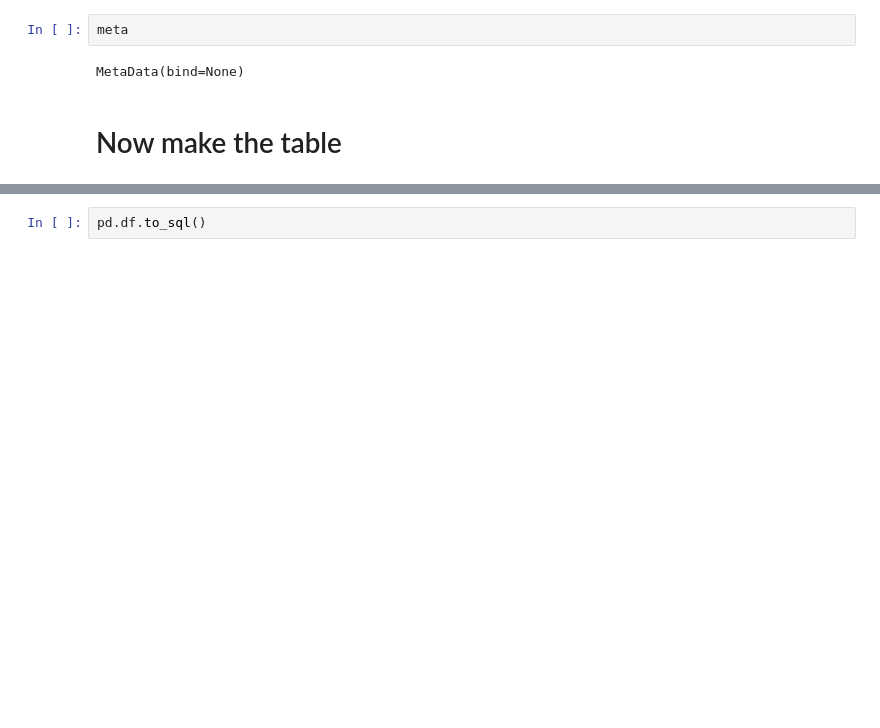
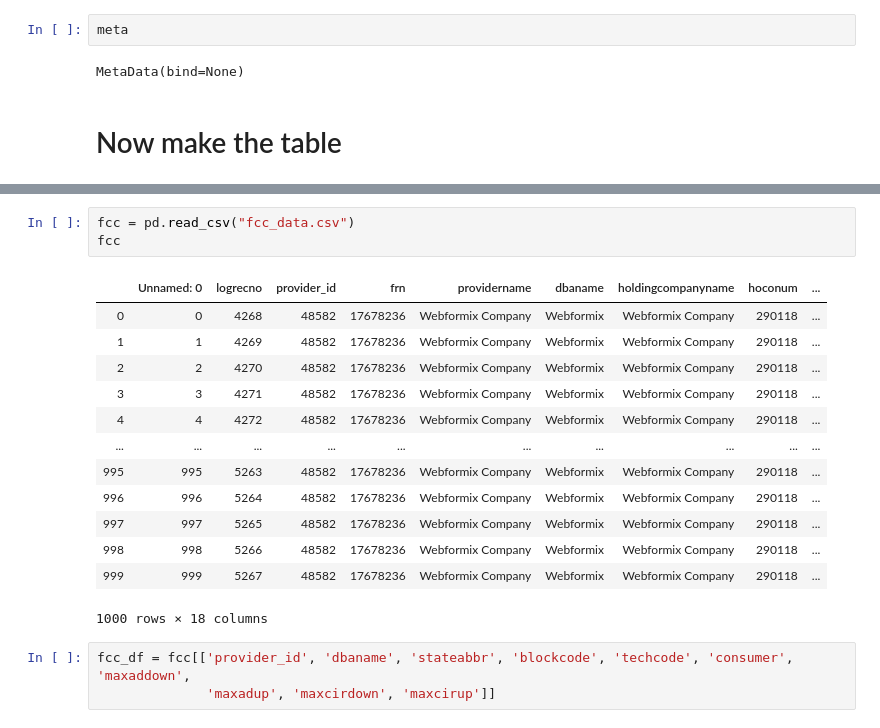
Before and after one commit to lnicholsonmesm/badass-lady-gang, a Jupyter notebook: Workspaces/Laura/LauraSQL.ipynb, the cells around one changed output, grey strips where cells are left out. Cells and saved outputs as stored; diff of their text form; blank space fills up the shorter version.

```diff
--- a/Workspaces/Laura/LauraSQL.ipynb
+++ b/Workspaces/Laura/LauraSQL.ipynb
@@ -187,2 +178,20 @@ df
-# %%
-pd.df.to_sql()
+# %%
+fcc = pd.read_csv("fcc_data.csv")
+fcc
+# %% [output]
+|  | Unnamed: 0 | logrecno | provider_id | frn | providername | dbaname | holdingcompanyname | hoconum | ... |
+| 0 | 0 | 4268 | 48582 | 17678236 | Webformix Company | Webformix | Webformix Company | 290118 | ... |
+| 1 | 1 | 4269 | 48582 | 17678236 | Webformix Company | Webformix | Webformix Company | 290118 | ... |
+| 2 | 2 | 4270 | 48582 | 17678236 | Webformix Company | Webformix | Webformix Company | 290118 | ... |
+| 3 | 3 | 4271 | 48582 | 17678236 | Webformix Company | Webformix | Webformix Company | 290118 | ... |
+| 4 | 4 | 4272 | 48582 | 17678236 | Webformix Company | Webformix | Webformix Company | 290118 | ... |
+| ... | ... | ... | ... | ... | ... | ... | ... | ... | ... |
+| 995 | 995 | 5263 | 48582 | 17678236 | Webformix Company | Webformix | Webformix Company | 290118 | ... |
+| 996 | 996 | 5264 | 48582 | 17678236 | Webformix Company | Webformix | Webformix Company | 290118 | ... |
+| 997 | 997 | 5265 | 48582 | 17678236 | Webformix Company | Webformix | Webformix Company | 290118 | ... |
+| 998 | 998 | 5266 | 48582 | 17678236 | Webformix Company | Webformix | Webformix Company | 290118 | ... |
+| 999 | 999 | 5267 | 48582 | 17678236 | Webformix Company | Webformix | Webformix Company | 290118 | ... |
+1000 rows × 18 columns
+# %%
+fcc_df = fcc[['provider_id', 'dbaname', 'stateabbr', 'blockcode', 'techcode', 'consumer', 'maxaddown',
+              'maxadup', 'maxcirdown', 'maxcirup']]
```
Also changed, not shown: parts of 14 cells of this notebook, 2 other files.
